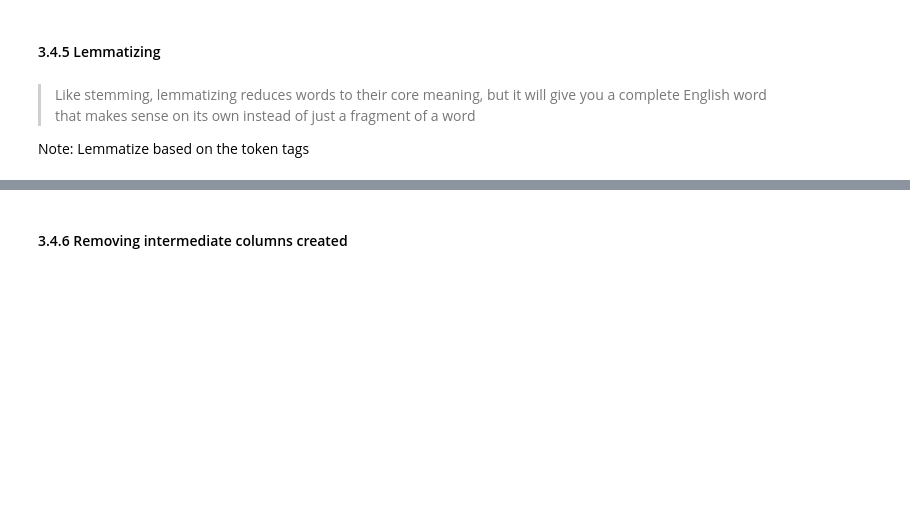
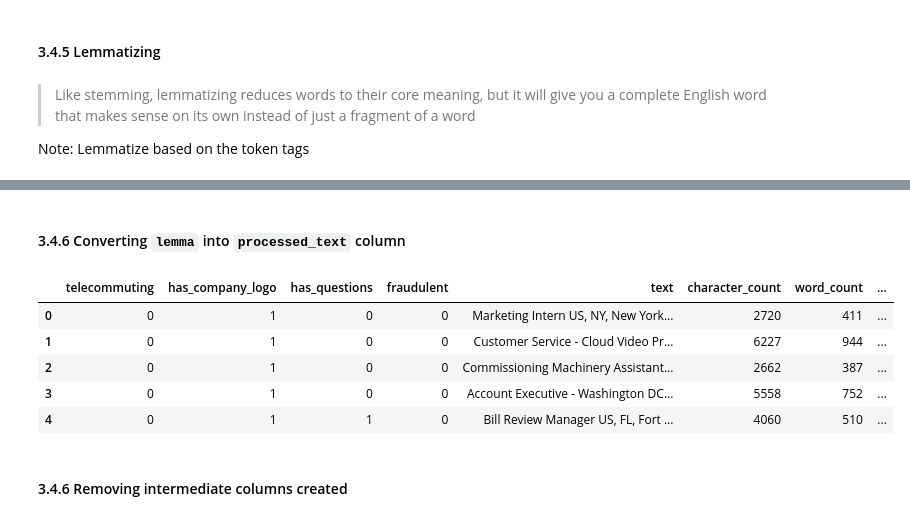
Before and after one commit to leileijng/bc2407-linkedin, a Jupyter notebook: Job Scam Detection/data-cleaning-preprocessing.ipynb, the cells around one changed output, grey strips where cells are left out. Cells and saved outputs as stored; diff of their text form; code cells hidden in the pictures; blank space fills up the shorter version.

```diff
--- a/Job Scam Detection/data-cleaning-preprocessing.ipynb
+++ b/Job Scam Detection/data-cleaning-preprocessing.ipynb
@@ -495,0 +496,2 @@ job_df_model.head()
+# %% [markdown]
+#### 3.4.6 Converting `lemma` into `processed_text` column
@@ -496,3 +501,12 @@ job_df_model.head()
+# %%
+job_df_model.head()
+# %% [output]
+|  | telecommuting | has_company_logo | has_questions | fraudulent | text | character_count | word_count | ... |
+| 0 | 0 | 1 | 0 | 0 | Marketing Intern US, NY, New York... | 2720 | 411 | ... |
+| 1 | 0 | 1 | 0 | 0 | Customer Service - Cloud Video Pr... | 6227 | 944 | ... |
+| 2 | 0 | 1 | 0 | 0 | Commissioning Machinery Assistant... | 2662 | 387 | ... |
+| 3 | 0 | 1 | 0 | 0 | Account Executive - Washington DC... | 5558 | 752 | ... |
+| 4 | 0 | 1 | 1 | 0 | Bill Review Manager US, FL, Fort ... | 4060 | 510 | ... |
 # %% [markdown]
 #### 3.4.6 Removing intermediate columns created
 # %%
```
Also changed, not shown: parts of 10 cells of this notebook, 1 other file.
